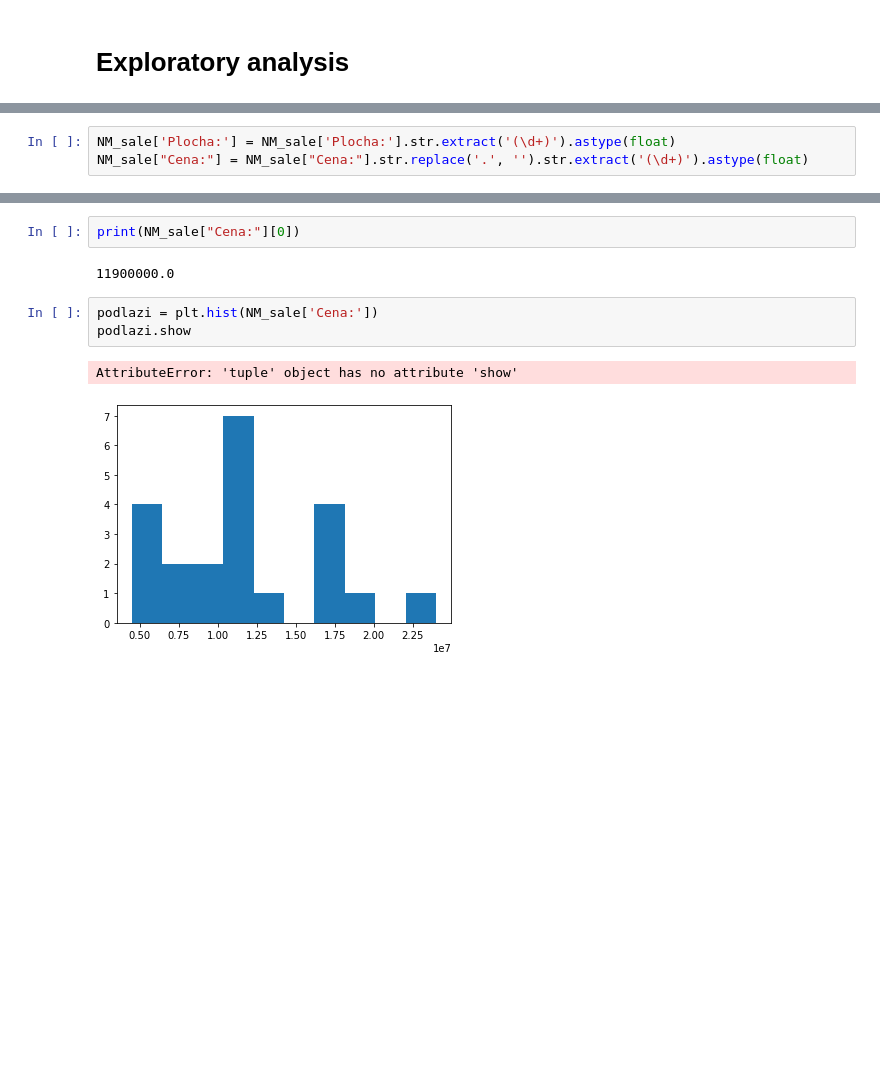
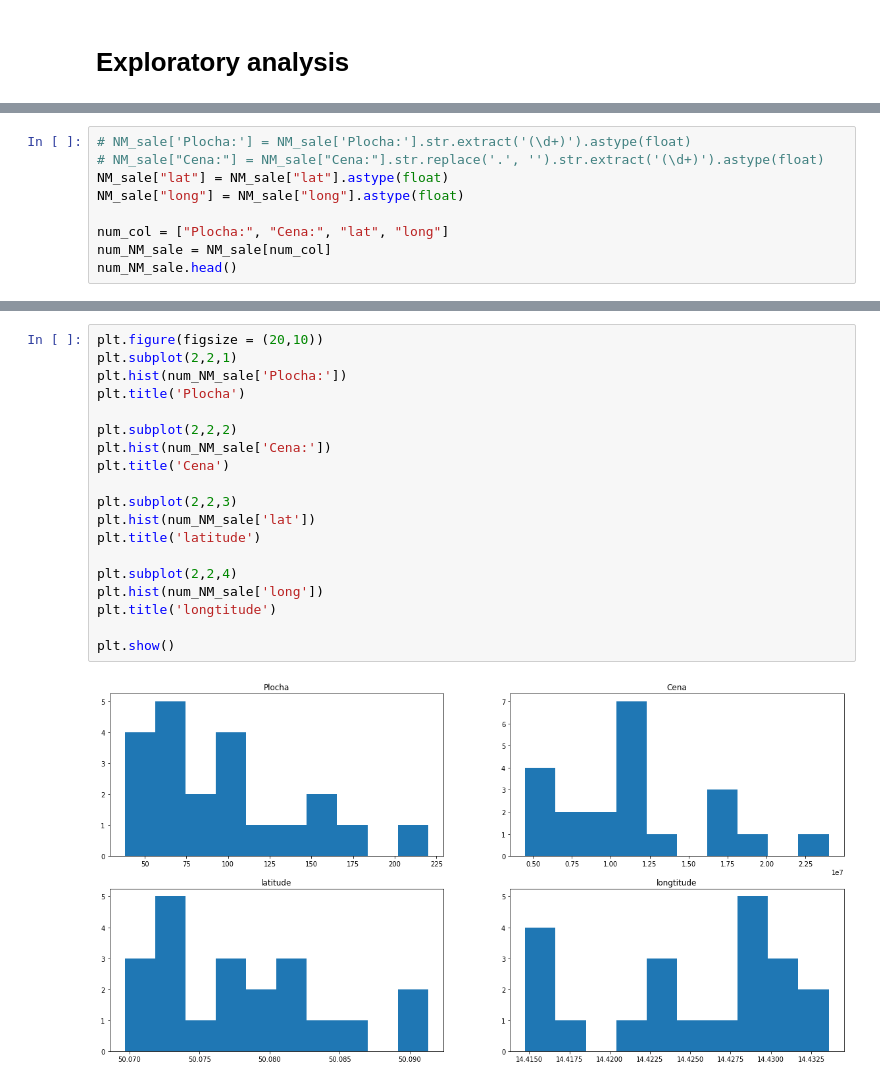
Before and after one commit to luutomas/PythonProject, a Jupyter notebook: Project_str.ipynb, the cells around one changed output, grey strips where cells are left out. Drawn from its saved outputs; the diff is of its cells as text; blank space fills up the shorter version.

Commit message:
EDA - num histograms

```diff
--- a/Project_str.ipynb
+++ b/Project_str.ipynb
@@ -407,3 +399,9 @@ memory usage: 4.9+ KB
 # %%
-NM_sale['Plocha:'] = NM_sale['Plocha:'].str.extract('(\d+)').astype(float)
-NM_sale["Cena:"] = NM_sale["Cena:"].str.replace('.', '').str.extract('(\d+)').astype(float)
+# NM_sale['Plocha:'] = NM_sale['Plocha:'].str.extract('(\d+)').astype(float)
+# NM_sale["Cena:"] = NM_sale["Cena:"].str.replace('.', '').str.extract('(\d+)').astype(float)
+NM_sale["lat"] = NM_sale["lat"].astype(float)
+NM_sale["long"] = NM_sale["long"].astype(float)
+
+num_col = ["Plocha:", "Cena:", "lat", "long"]
+num_NM_sale = NM_sale[num_col]
+num_NM_sale.head()
@@ -410,13 +416,24 @@ NM_sale["Cena:"] = NM_sale["Cena:"].str.replace('.', '').str.extract('(\d+)').as
-# %%
-print(NM_sale["Cena:"][0])
-# %% [output]
-11900000.0
-# %%
-podlazi = plt.hist(NM_sale['Cena:'])
-podlazi.show
-# %% [output]
-AttributeError: 'tuple' object has no attribute 'show'
-[figure, removed]
+# %%
+plt.figure(figsize = (20,10))
+plt.subplot(2,2,1)
+plt.hist(num_NM_sale['Plocha:'])
+plt.title('Plocha')
+
+plt.subplot(2,2,2)
+plt.hist(num_NM_sale['Cena:'])
+plt.title('Cena')
+
+plt.subplot(2,2,3)
+plt.hist(num_NM_sale['lat'])
+plt.title('latitude')
+
+plt.subplot(2,2,4)
+plt.hist(num_NM_sale['long'])
+plt.title('longtitude')
+
+plt.show()
+# %% [output]
+[figure, added]
 # %%
 plt.scatter(NM_sale['Cena:'], NM_sale['Plocha:'])
 # %% [output]
```
Also changed, not shown: parts of 14 cells of this notebook, 1 other file.
